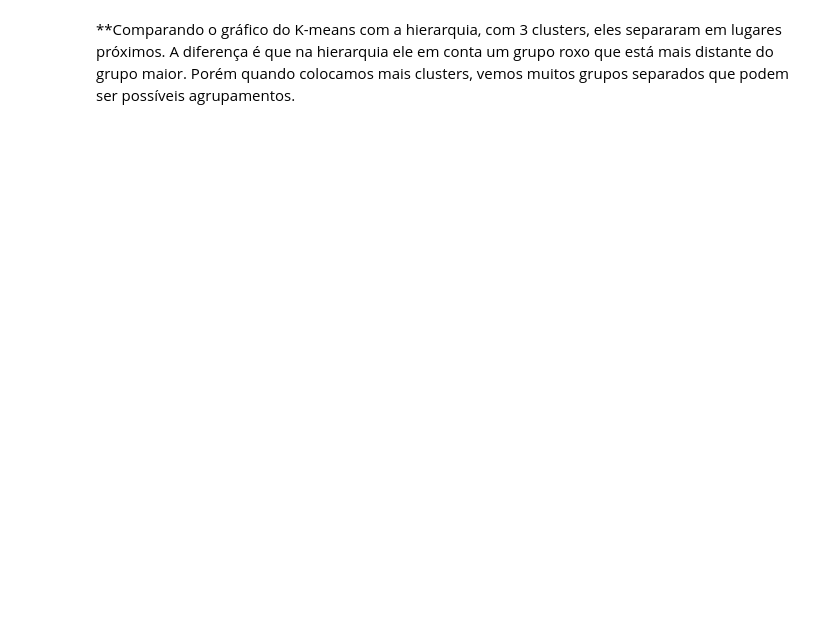
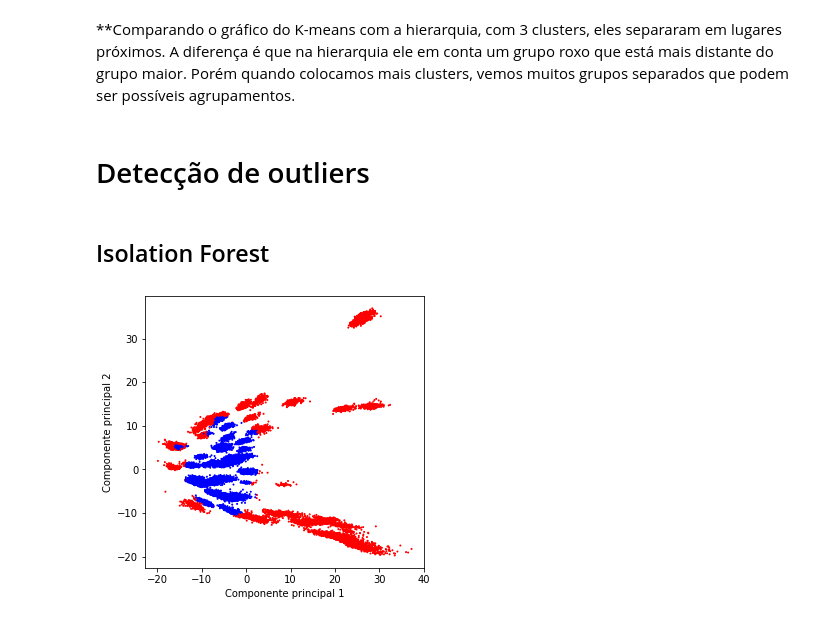
Before and after one commit to Karl-Marcos/ML-2022-DIMP, a Jupyter notebook: bloco_3.ipynb, the cells around one changed output. Drawn from its saved outputs; the diff is of its cells as text; code cells hidden in the pictures; blank space fills up the shorter version.

Commit message:
Acrescentar a detector de outliers Isolation Forest

```diff
--- a/bloco_3.ipynb
+++ b/bloco_3.ipynb
@@ -620,2 +586,6 @@ plt.show()
 # %% [markdown]
 **Comparando o gráfico do K-means com a hierarquia, com 3 clusters, eles separaram em lugares próximos. A diferença é que na hierarquia ele em conta um grupo roxo que está mais distante do grupo maior. Porém quando colocamos mais clusters, vemos muitos grupos separados que podem ser possíveis agrupamentos.
+# %% [markdown]
+# Detecção de outliers
+# %% [markdown]
+## Isolation Forest
@@ -621,0 +607,33 @@ plt.show()
+# %%
+# Criar o algoritmo
+
+from sklearn.ensemble import IsolationForest
+
+
+CORES = np.array(["red", "blue"])
+COM_BORDA_DE_PREVISAO = False # mude para True para ver a borda de previsão
+
+# aqui que criamos o modelo de Isolation Forest
+modelo_if = IsolationForest(
+    #contamination=FRACAO_OUTLIERS,     #Para testarmos um valor aleatório
+    random_state=SEMENTE_ALEATORIA,
+)
+# %%
+# Ajustamos o modelo aos dados e realizamos a previsão
+modelo_if.fit(df_xy)
+previsao = modelo_if.predict(df_xy)
+
+fig, eixo = plt.subplots(figsize=(5, 5))
+
+eixo.scatter(
+    df_xy['PC1'],
+    df_xy['PC2'],
+    s=1,
+    color=CORES[(previsao + 1) // 2],
+)
+
+eixo.set_xlabel("Componente principal 1")
+eixo.set_ylabel("Componente principal 2")
+plt.show()
+# %% [output]
+[figure, added]
```
Also changed, not shown: parts of 10 cells of this notebook.
